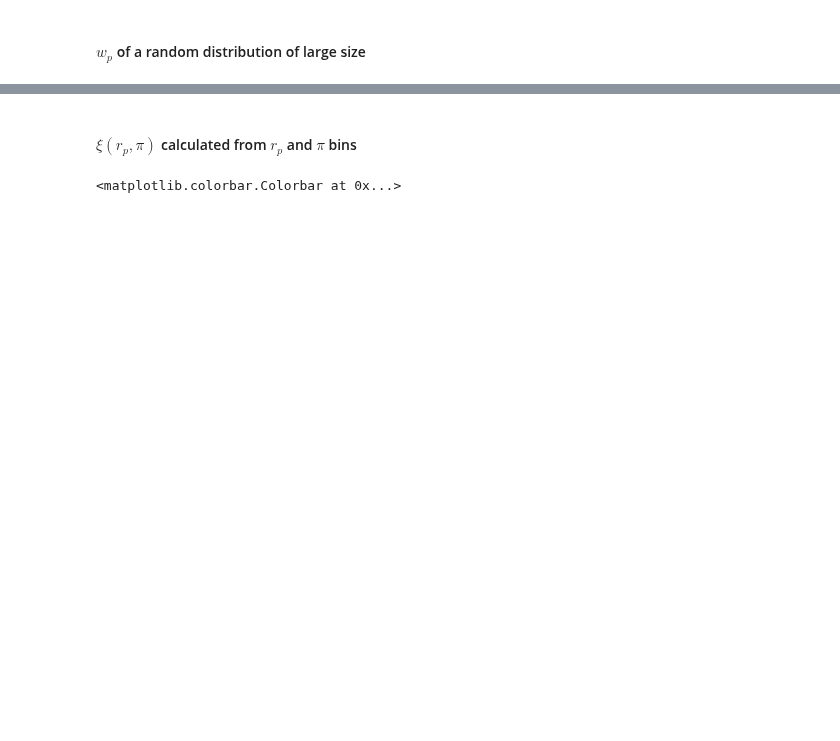
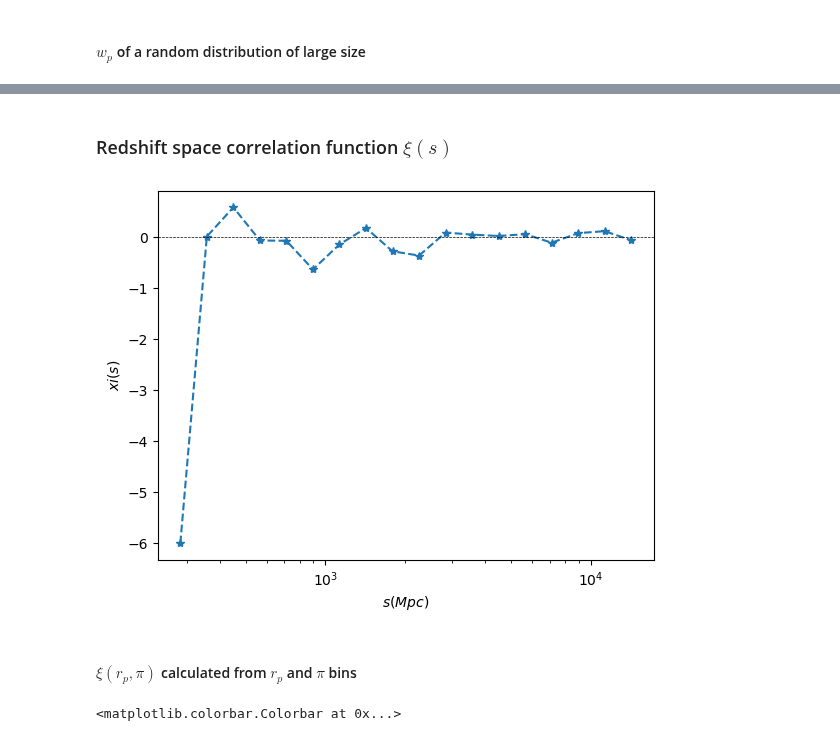
Before and after one commit to VibinRam/DP2, a Jupyter notebook: Codes/Clustering_analysis/Clustering_finder.ipynb, the cells around one changed output, grey strips where cells are left out. Saved outputs shown, nothing was run; the diff lists cells and outputs as text; code cells hidden in the pictures; blank space fills up the shorter version.

```diff
--- a/Codes/Clustering_analysis/Clustering_finder.ipynb
+++ b/Codes/Clustering_analysis/Clustering_finder.ipynb
@@ -208,3 +123,10 @@ ax1.set_xscale('log')
+# %% [markdown]
+### Redshift space correlation function $\xi(s)$
+# %%
+ax = find_xi_s(ra_col_schind_23, dec_col_schind_23, red_col_schind_23, "redshift_space_corr_table_real_signal")
+ax.set_xscale('log')
+# %% [output]
+[figure, added]
 # %% [markdown]
 #### $\xi(r_p, \pi)$ calculated from $r_p$ and $\pi$ bins
 # %%
```
Also changed, not shown: parts of 13 cells of this notebook, 11 other files.
